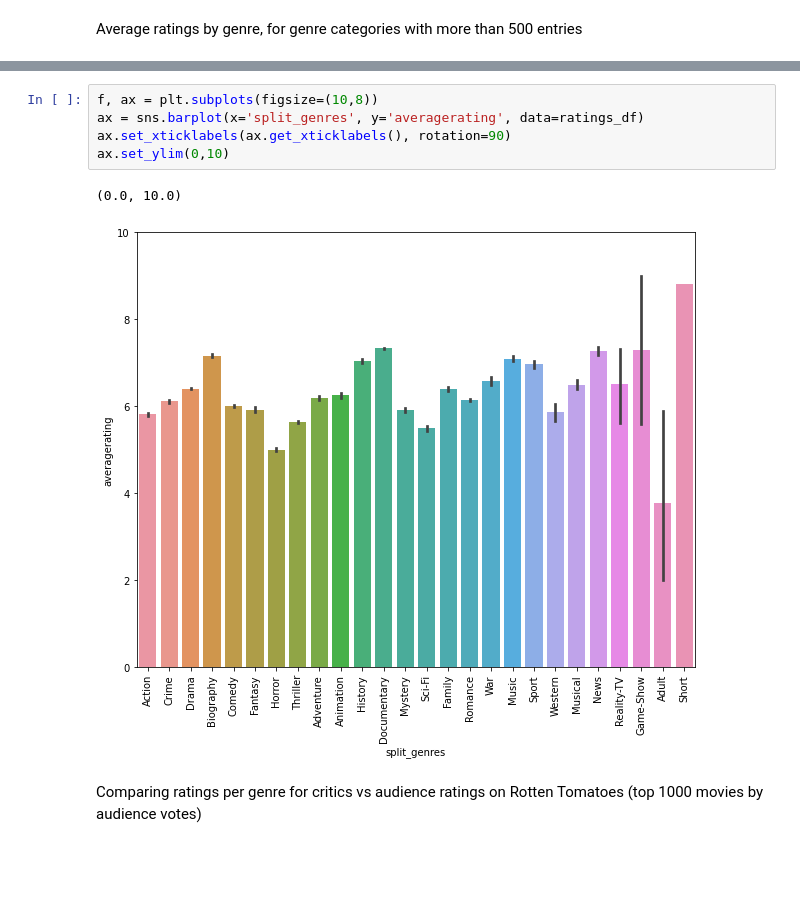
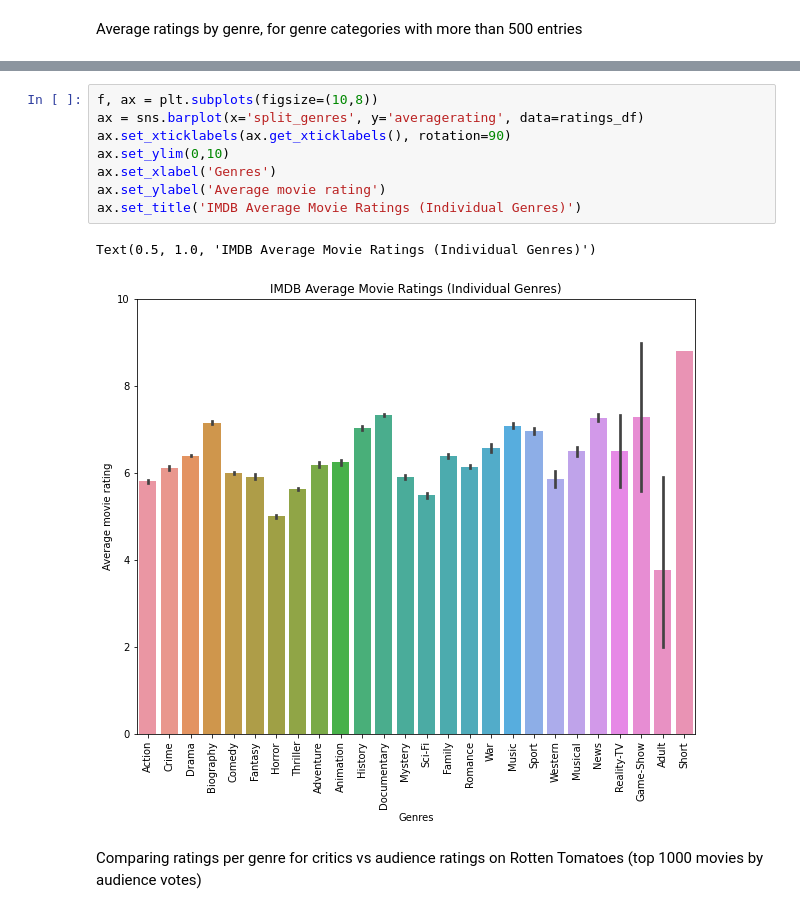
Before and after one commit to nancyho83/Microsoft-Movie-Analysis, a Jupyter notebook: cleaning-and-visualization.ipynb, the cells around one changed output, grey strips where cells are left out. Drawn from its saved outputs; the diff is of its cells as text; blank space fills up the shorter version.

```diff
--- a/cleaning-and-visualization.ipynb
+++ b/cleaning-and-visualization.ipynb
@@ -281,11 +284,14 @@ ax.set_ylim(0,10)
 # %%
 f, ax = plt.subplots(figsize=(10,8))
 ax = sns.barplot(x='split_genres', y='averagerating', data=ratings_df)
 ax.set_xticklabels(ax.get_xticklabels(), rotation=90)
 ax.set_ylim(0,10)
+ax.set_xlabel('Genres')
+ax.set_ylabel('Average movie rating')
+ax.set_title('IMDB Average Movie Ratings (Individual Genres)')
 # %% [output]
-(0.0, 10.0)
+Text(0.5, 1.0, 'IMDB Average Movie Ratings (Individual Genres)')
-[figure, old version]
+[figure, new version]
 # %% [markdown]
 Comparing ratings per genre for critics vs audience ratings on Rotten Tomatoes (top 1000 movies by audience votes)
 # %%
```
Also changed, not shown: parts of 3 cells of this notebook.
